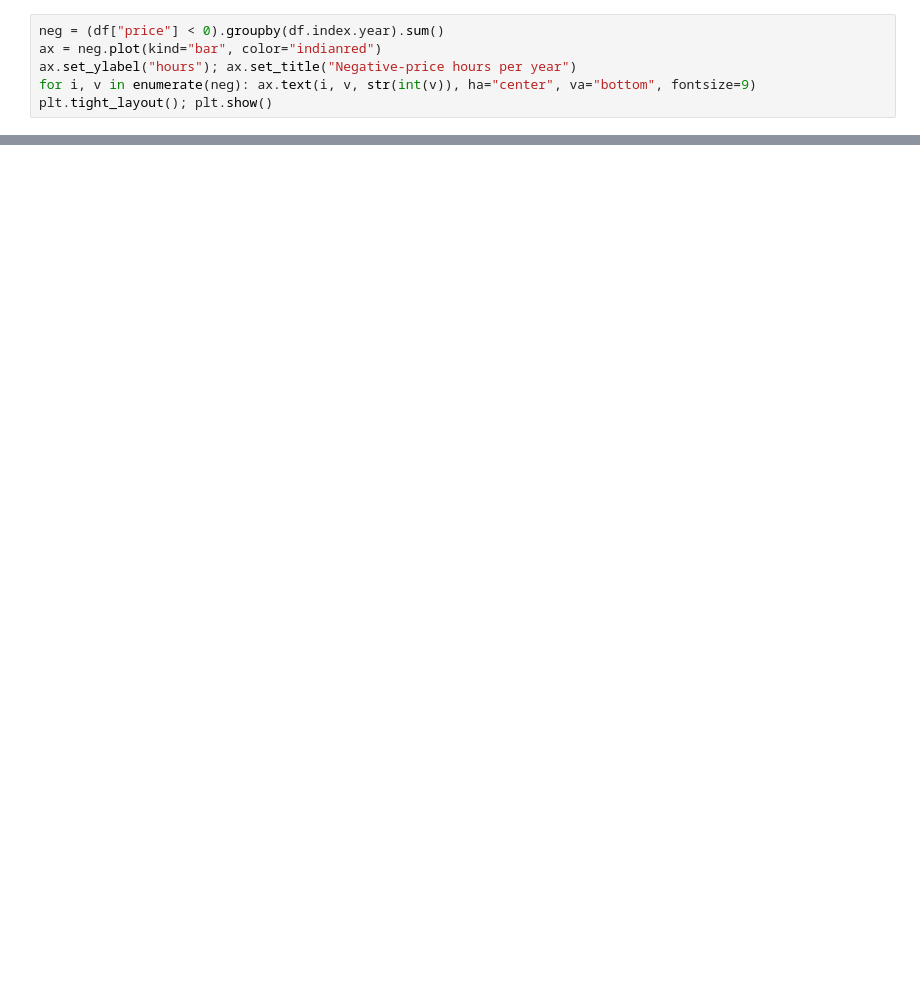
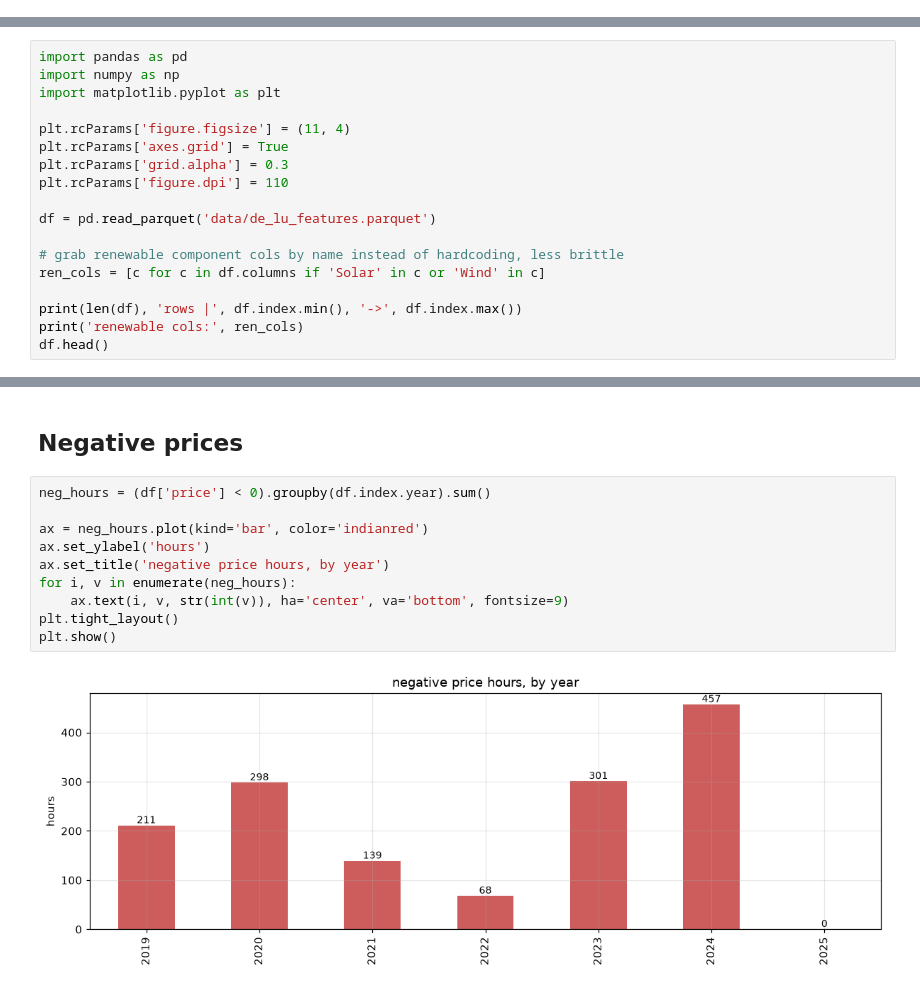
Before and after one commit to AndreaCermaria/german-power-forecasting, a Jupyter notebook: phase1-forecasting/de_lu_eda.ipynb, the cells around one changed output, grey strips where cells are left out. Cells and saved outputs as stored; diff of their text form; blank space fills up the shorter version.

```diff
--- a/phase1-forecasting/de_lu_eda.ipynb
+++ b/phase1-forecasting/de_lu_eda.ipynb
@@ -124,6 +0,0 @@ as renewable penetration grows.
-# %%
-neg = (df["price"] < 0).groupby(df.index.year).sum()
-ax = neg.plot(kind="bar", color="indianred")
-ax.set_ylabel("hours"); ax.set_title("Negative-price hours per year")
-for i, v in enumerate(neg): ax.text(i, v, str(int(v)), ha="center", va="bottom", fontsize=9)
-plt.tight_layout(); plt.show()
@@ -233,0 +5,18 @@ dtype: float64
+# %%
+import pandas as pd
+import numpy as np
+import matplotlib.pyplot as plt
+
+plt.rcParams['figure.figsize'] = (11, 4)
+plt.rcParams['axes.grid'] = True
+plt.rcParams['grid.alpha'] = 0.3
+plt.rcParams['figure.dpi'] = 110
+
+df = pd.read_parquet('data/de_lu_features.parquet')
+
+# grab renewable component cols by name instead of hardcoding, less brittle
+ren_cols = [c for c in df.columns if 'Solar' in c or 'Wind' in c]
+
+print(len(df), 'rows |', df.index.min(), '->', df.index.max())
+print('renewable cols:', ren_cols)
+df.head()
@@ -233,0 +108,14 @@ dtype: float64
+# %% [markdown]
+## Negative prices
+# %%
+neg_hours = (df['price'] < 0).groupby(df.index.year).sum()
+
+ax = neg_hours.plot(kind='bar', color='indianred')
+ax.set_ylabel('hours')
+ax.set_title('negative price hours, by year')
+for i, v in enumerate(neg_hours):
+    ax.text(i, v, str(int(v)), ha='center', va='bottom', fontsize=9)
+plt.tight_layout()
+plt.show()
+# %% [output]
+[figure, added]
```
Also changed, not shown: parts of 38 cells of this notebook, 1 other file.
